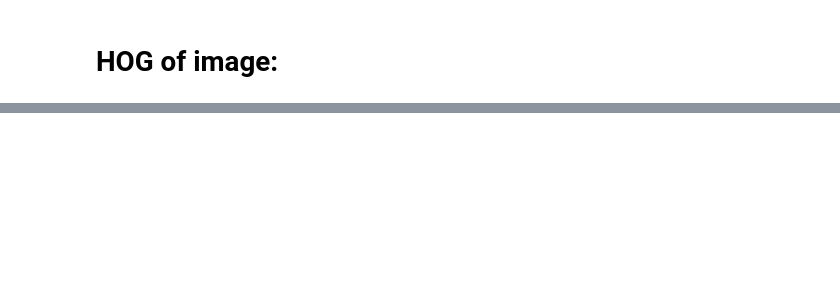
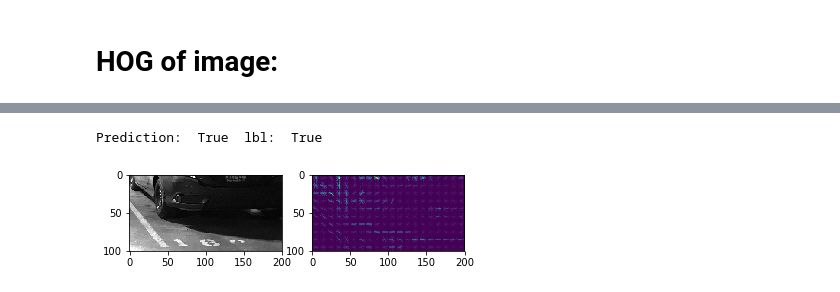
Before and after one commit to NikhilJArora/fydp-codebase, a Jupyter notebook: notebooks/hog_svm.ipynb, the cells around one changed output, grey strips where cells are left out. Saved outputs shown, nothing was run; the diff lists cells and outputs as text; code cells hidden in the pictures; blank space fills up the shorter version.

```diff
--- a/notebooks/hog_svm.ipynb
+++ b/notebooks/hog_svm.ipynb
@@ -156,0 +223,5 @@ Prediction:  False  lbl:  False
+# %%
+predict_im(car_imgs[1], True)
+# %% [output]
+Prediction:  True  lbl:  True
+[figure, added]
```
Also changed, not shown: parts of 9 cells of this notebook, 16 other files.
